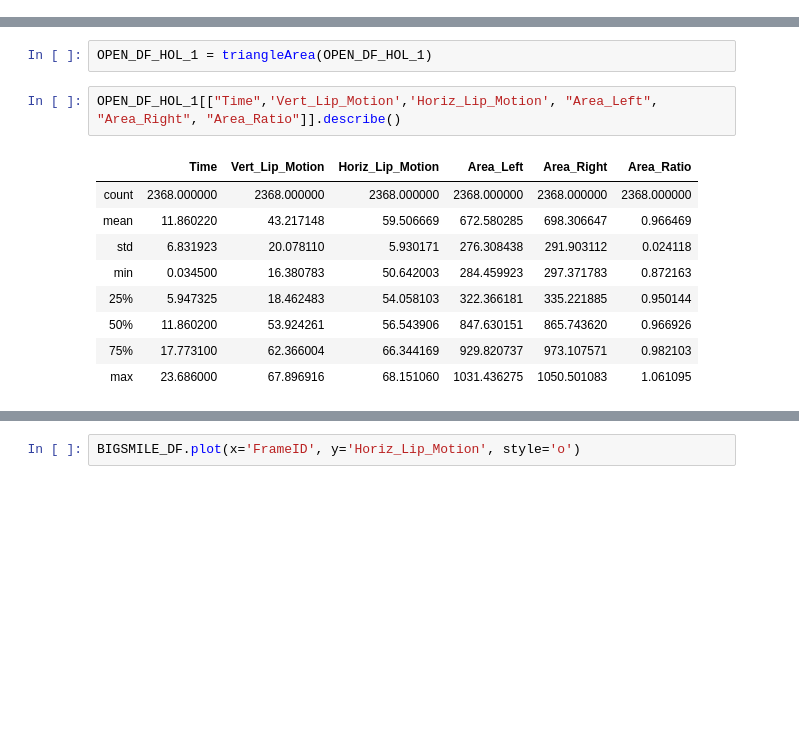
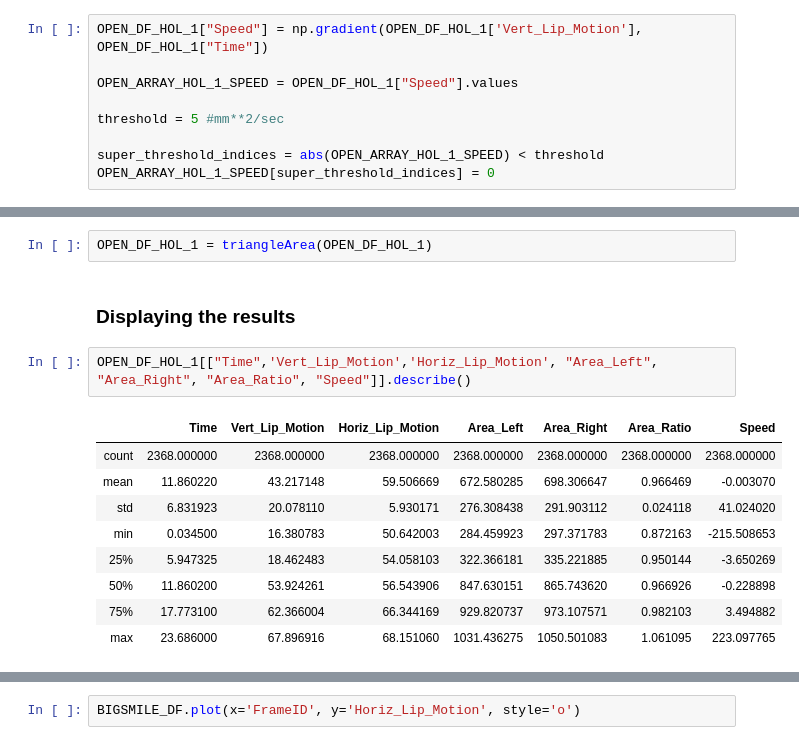
Before and after one commit to denizjafari/ValidationStudy, a Jupyter notebook: ValidationStudy.ipynb, the cells around one changed output, grey strips where cells are left out. Cells and saved outputs as stored; diff of their text form; blank space fills up the shorter version.

Commit message:
added spped
added speed

```diff
--- a/ValidationStudy.ipynb
+++ b/ValidationStudy.ipynb
@@ -118,0 +105,9 @@ line segments and the area of the right and left triangles connecting the sensor
+# %%
+OPEN_DF_HOL_1["Speed"] = np.gradient(OPEN_DF_HOL_1['Vert_Lip_Motion'], OPEN_DF_HOL_1["Time"])
+
+OPEN_ARRAY_HOL_1_SPEED = OPEN_DF_HOL_1["Speed"].values
+
+threshold = 5 #mm**2/sec
+
+super_threshold_indices = abs(OPEN_ARRAY_HOL_1_SPEED) < threshold
+OPEN_ARRAY_HOL_1_SPEED[super_threshold_indices] = 0
@@ -149,17 +162,19 @@ def triangleArea(DF):
     return DF
 # %%
 OPEN_DF_HOL_1 = triangleArea(OPEN_DF_HOL_1)
+# %% [markdown]
+### Displaying the results
 # %%
-OPEN_DF_HOL_1[["Time",'Vert_Lip_Motion','Horiz_Lip_Motion', "Area_Left", "Area_Right", "Area_Ratio"]].describe()
+OPEN_DF_HOL_1[["Time",'Vert_Lip_Motion','Horiz_Lip_Motion', "Area_Left", "Area_Right", "Area_Ratio", "Speed"]].describe()
 # %% [output]
-|  | Time | Vert_Lip_Motion | Horiz_Lip_Motion | Area_Left | Area_Right | Area_Ratio |
-| count | 2368.000000 | 2368.000000 | 2368.000000 | 2368.000000 | 2368.000000 | 2368.000000 |
-| mean | 11.860220 | 43.217148 | 59.506669 | 672.580285 | 698.306647 | 0.966469 |
-| std | 6.831923 | 20.078110 | 5.930171 | 276.308438 | 291.903112 | 0.024118 |
-| min | 0.034500 | 16.380783 | 50.642003 | 284.459923 | 297.371783 | 0.872163 |
-| 25% | 5.947325 | 18.462483 | 54.058103 | 322.366181 | 335.221885 | 0.950144 |
-| 50% | 11.860200 | 53.924261 | 56.543906 | 847.630151 | 865.743620 | 0.966926 |
-| 75% | 17.773100 | 62.366004 | 66.344169 | 929.820737 | 973.107571 | 0.982103 |
-| max | 23.686000 | 67.896916 | 68.151060 | 1031.436275 | 1050.501083 | 1.061095 |
+|  | Time | Vert_Lip_Motion | Horiz_Lip_Motion | Area_Left | Area_Right | Area_Ratio | Speed |
+| count | 2368.000000 | 2368.000000 | 2368.000000 | 2368.000000 | 2368.000000 | 2368.000000 | 2368.000000 |
+| mean | 11.860220 | 43.217148 | 59.506669 | 672.580285 | 698.306647 | 0.966469 | -0.003070 |
+| std | 6.831923 | 20.078110 | 5.930171 | 276.308438 | 291.903112 | 0.024118 | 41.024020 |
+| min | 0.034500 | 16.380783 | 50.642003 | 284.459923 | 297.371783 | 0.872163 | -215.508653 |
+| 25% | 5.947325 | 18.462483 | 54.058103 | 322.366181 | 335.221885 | 0.950144 | -3.650269 |
+| 50% | 11.860200 | 53.924261 | 56.543906 | 847.630151 | 865.743620 | 0.966926 | -0.228898 |
+| 75% | 17.773100 | 62.366004 | 66.344169 | 929.820737 | 973.107571 | 0.982103 | 3.494882 |
+| max | 23.686000 | 67.896916 | 68.151060 | 1031.436275 | 1050.501083 | 1.061095 | 223.097765 |
 # %%
 REST_DF.plot(x='Time', y='Vert_Lip_Motion', style='o')
```
Also changed, not shown: parts of 14 cells of this notebook.
